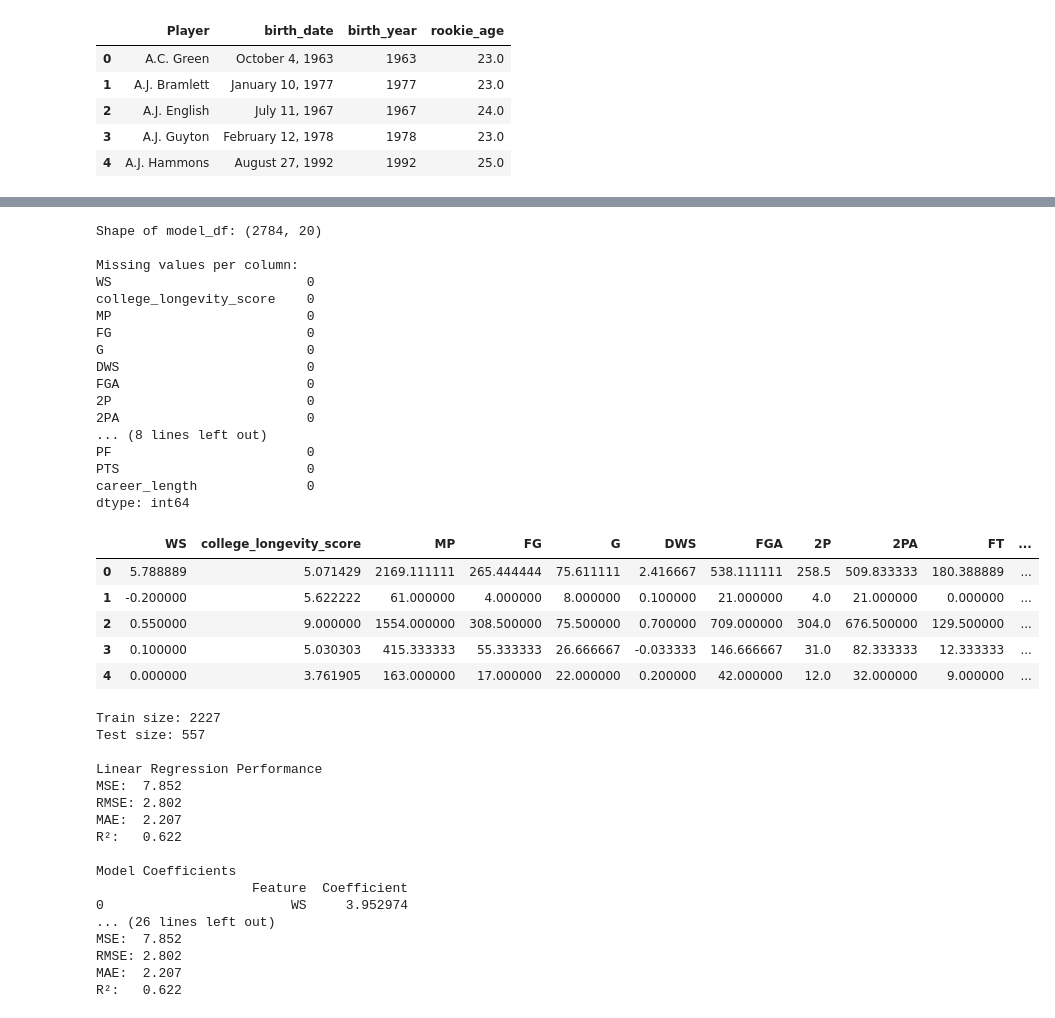
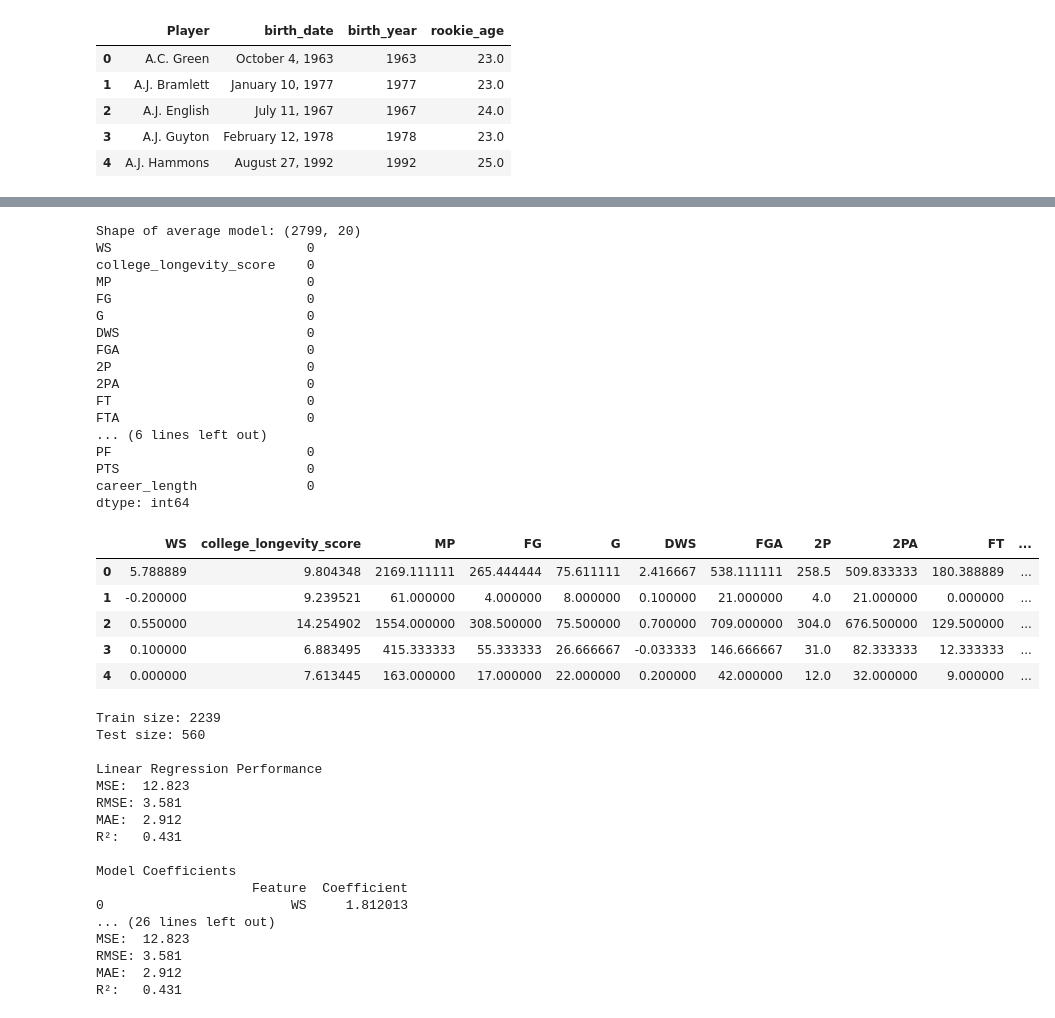
Before and after one commit to ivoryhuoo/NBACareerLongevity, a Jupyter notebook: NBACareerLongevity.ipynb, the cells around one changed output, grey strips where cells are left out. Cells and saved outputs as stored; diff of their text form; code cells hidden in the pictures.

```diff
--- a/NBACareerLongevity.ipynb
+++ b/NBACareerLongevity.ipynb
@@ -151,20 +162,20 @@ Final shape: (2784, 53)
 # %%
-## Add Rookie Age
+## Add Rookie Age to average_df
 
 # Extract birth_year from birth_date
-final_df['birth_year'] = pd.to_numeric(
-    final_df['birth_date'].str[-4:],
+average_df['birth_year'] = pd.to_numeric(
+    average_df['birth_date'].str[-4:],
     errors='coerce'
 )
 
 # Calculate rookie age
-final_df['rookie_age'] = final_df['year_start'] - final_df['birth_year']
+average_df['rookie_age'] = average_df['year_start'] - average_df['birth_year']
 
 # Replace any NaN rookie_age with 0
-final_df['rookie_age'] = final_df['rookie_age'].fillna(0)
+average_df['rookie_age'] = average_df['rookie_age'].fillna(0)
 
 # Preview
-final_df[['Player', 'birth_date', 'birth_year', 'rookie_age']].head()
+average_df[['Player', 'birth_date', 'birth_year', 'rookie_age']].head()
 # %% [output]
 |  | Player | birth_date | birth_year | rookie_age |
 | 0 | A.C. Green | October 4, 1963 | 1963 | 23.0 |
@@ -274,10 +276,7 @@ dtype: int64
 # %%
-# Ivory's Cell
+## FINAL FEATURED MODEL — AVERAGE DATA
 
-## FINAL FEATURED MODEL
-
-# Feature model columns
-feature_cols = [
+feature_cols_avg = [
     'WS',
     'college_longevity_score',
     'MP',
@@ -288,55 +287,49 @@ feature_cols = [
     '2P',
     '2PA',
     'FT',
     'FTA',
     'ORB',
     'DRB',
     'TRB',
     'STL',
     'AST',
     'TOV',
     'PF',
     'PTS',
 ]
 
-target_col = 'career_length'
+model_avg = average_df[feature_cols_avg + [target_col]]
 
-# Build modelling dataframe WITHOUT dropping anything
-model_df = final_df[feature_cols + [target_col]]
-
-print("Shape of model_df:", model_df.shape)
-
-# Count missing values per column
-print("\nMissing values per column:")
-print(model_df.isna().sum())
-
-# Preview first few rows
-model_df.head()
+print("Shape of average model:", model_avg.shape)
+print(model_avg.isna().sum())
+model_avg.head()
 # %% [output]
-Shape of model_df: (2784, 20)
-
-Missing values per column:
+Shape of average model: (2799, 20)
 WS                         0
 college_longevity_score    0
 MP                         0
 FG                         0
 G                          0
 DWS                        0
 FGA                        0
 2P                         0
 2PA                        0
-... (8 lines left out)
+FT                         0
+FTA                        0
+... (6 lines left out)
 PF                         0
 PTS                        0
 career_length              0
 dtype: int64
 |  | WS | college_longevity_score | MP | FG | G | DWS | FGA | 2P | 2PA | FT | ... |
-| 0 | 5.788889 | 5.071429 | 2169.111111 | 265.444444 | 75.611111 | 2.416667 | 538.111111 | 258.5 | 509.833333 | 180.388889 | ... |
-| 1 | -0.200000 | 5.622222 | 61.000000 | 4.000000 | 8.000000 | 0.100000 | 21.000000 | 4.0 | 21.000000 | 0.000000 | ... |
-| 2 | 0.550000 | 9.000000 | 1554.000000 | 308.500000 | 75.500000 | 0.700000 | 709.000000 | 304.0 | 676.500000 | 129.500000 | ... |
-| 3 | 0.100000 | 5.030303 | 415.333333 | 55.333333 | 26.666667 | -0.033333 | 146.666667 | 31.0 | 82.333333 | 12.333333 | ... |
-| 4 | 0.000000 | 3.761905 | 163.000000 | 17.000000 | 22.000000 | 0.200000 | 42.000000 | 12.0 | 32.000000 | 9.000000 | ... |
+| 0 | 5.788889 | 9.804348 | 2169.111111 | 265.444444 | 75.611111 | 2.416667 | 538.111111 | 258.5 | 509.833333 | 180.388889 | ... |
+| 1 | -0.200000 | 9.239521 | 61.000000 | 4.000000 | 8.000000 | 0.100000 | 21.000000 | 4.0 | 21.000000 | 0.000000 | ... |
+| 2 | 0.550000 | 14.254902 | 1554.000000 | 308.500000 | 75.500000 | 0.700000 | 709.000000 | 304.0 | 676.500000 | 129.500000 | ... |
+| 3 | 0.100000 | 6.883495 | 415.333333 | 55.333333 | 26.666667 | -0.033333 | 146.666667 | 31.0 | 82.333333 | 12.333333 | ... |
+| 4 | 0.000000 | 7.613445 | 163.000000 | 17.000000 | 22.000000 | 0.200000 | 42.000000 | 12.0 | 32.000000 | 9.000000 | ... |
 # %%
+## Linear Regression - Rookie Data
+
 import pandas as pd
 import numpy as np
 from sklearn.model_selection import train_test_split
@@ -345,7 +338,7 @@ from sklearn.metrics import mean_squared_error, mean_absolute_error, r2_score
 import matplotlib.pyplot as plt
 
 # 1. COPY DATAFRAME FOR LINEAR REGRESSION
-linear_df = model_df.copy()
+linear_df = model_rookie.copy()
 
 # 2. SELECT FEATURES AND TARGET
 #features = ["WS", "college_longevity_score", "MP", "FG"]
@@ -424,21 +417,21 @@ print(f"RMSE: {test_rmse:.3f}")
 print(f"MAE:  {test_mae:.3f}")
 print(f"R²:   {test_r2:.3f}")
 # %% [output]
-Train size: 2227
-Test size: 557
+Train size: 2239
+Test size: 560
 
 Linear Regression Performance
-MSE:  7.852
-RMSE: 2.802
-MAE:  2.207
-R²:   0.622
+MSE:  12.823
+RMSE: 3.581
+MAE:  2.912
+R²:   0.431
 
 Model Coefficients
                     Feature  Coefficient
-0                        WS     3.952974
+0                        WS     1.812013
 ... (26 lines left out)
-MSE:  7.852
-RMSE: 2.802
-MAE:  2.207
-R²:   0.622
+MSE:  12.823
+RMSE: 3.581
+MAE:  2.912
+R²:   0.431
 # %%
```
Also changed, not shown: parts of 13 cells of this notebook, 1 other file.
